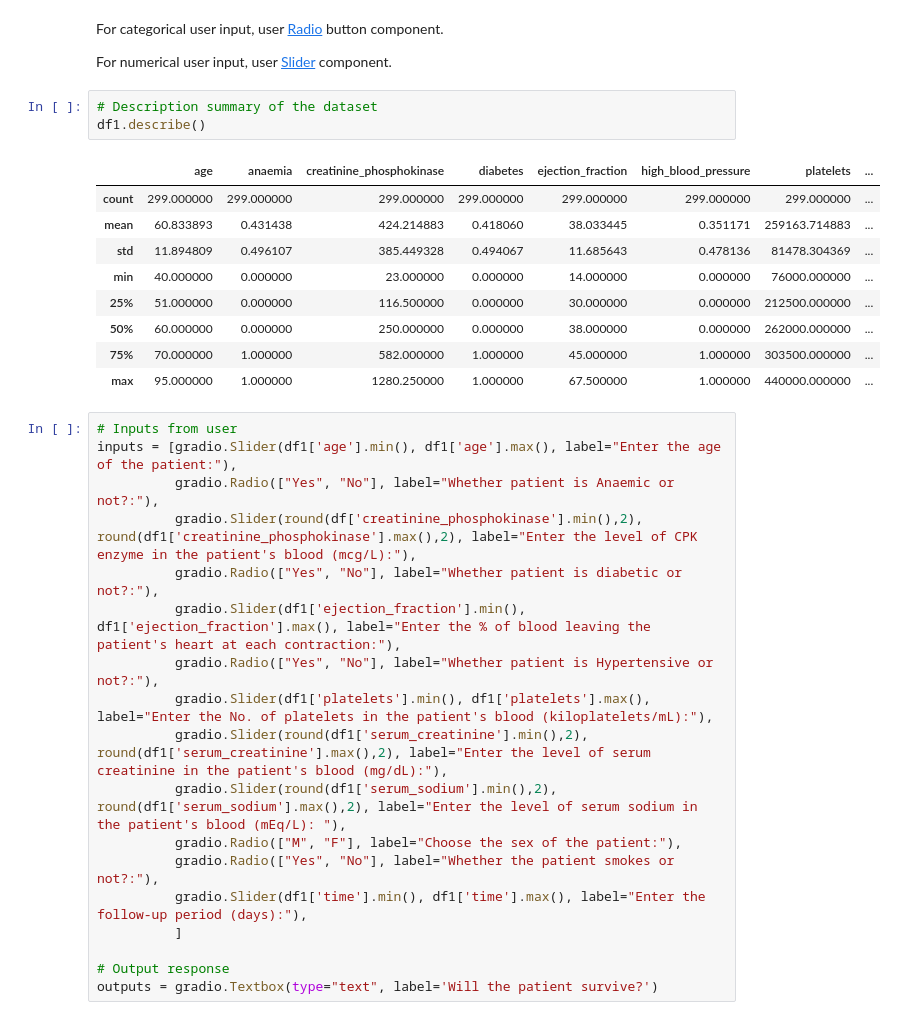
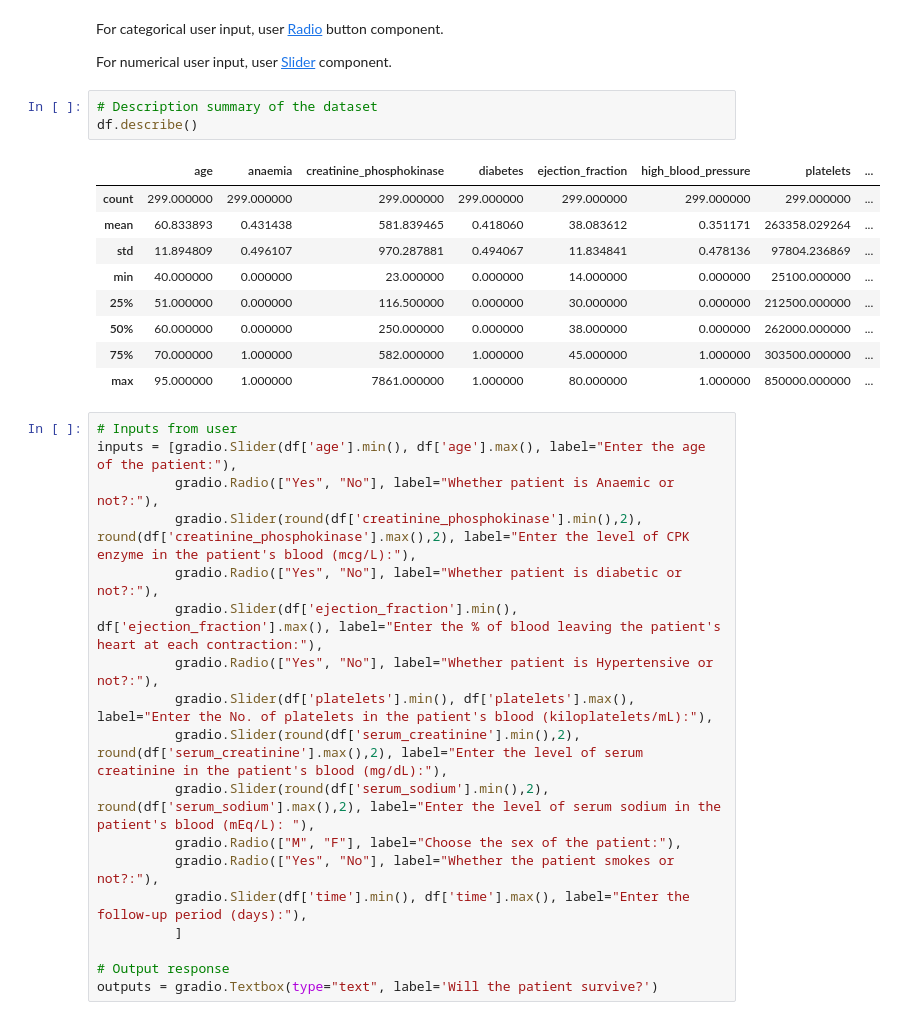
Before and after one commit to kevalkamani/AIMLOps_Miniprojects, a Jupyter notebook: M7_NB_MiniProject_1_Patient_Survival_Prediction_using_XGBoost_Keval.ipynb, the cells around one changed output. Cells and saved outputs as stored; diff of their text form.

```diff
--- a/M7_NB_MiniProject_1_Patient_Survival_Prediction_using_XGBoost_Keval.ipynb
+++ b/M7_NB_MiniProject_1_Patient_Survival_Prediction_using_XGBoost_Keval.ipynb
@@ -241,31 +308,31 @@ For categorical user input, user [Radio](https://www.gradio.app/docs/radio) butt
 For numerical user input, user [Slider](https://www.gradio.app/docs/slider) component.
 # %%
 # Description summary of the dataset
-df1.describe()
+df.describe()
 # %% [output]
 |  | age | anaemia | creatinine_phosphokinase | diabetes | ejection_fraction | high_blood_pressure | platelets | ... |
 | count | 299.000000 | 299.000000 | 299.000000 | 299.000000 | 299.000000 | 299.000000 | 299.000000 | ... |
-| mean | 60.833893 | 0.431438 | 424.214883 | 0.418060 | 38.033445 | 0.351171 | 259163.714883 | ... |
-| std | 11.894809 | 0.496107 | 385.449328 | 0.494067 | 11.685643 | 0.478136 | 81478.304369 | ... |
-| min | 40.000000 | 0.000000 | 23.000000 | 0.000000 | 14.000000 | 0.000000 | 76000.000000 | ... |
+| mean | 60.833893 | 0.431438 | 581.839465 | 0.418060 | 38.083612 | 0.351171 | 263358.029264 | ... |
+| std | 11.894809 | 0.496107 | 970.287881 | 0.494067 | 11.834841 | 0.478136 | 97804.236869 | ... |
+| min | 40.000000 | 0.000000 | 23.000000 | 0.000000 | 14.000000 | 0.000000 | 25100.000000 | ... |
 | 25% | 51.000000 | 0.000000 | 116.500000 | 0.000000 | 30.000000 | 0.000000 | 212500.000000 | ... |
 | 50% | 60.000000 | 0.000000 | 250.000000 | 0.000000 | 38.000000 | 0.000000 | 262000.000000 | ... |
 | 75% | 70.000000 | 1.000000 | 582.000000 | 1.000000 | 45.000000 | 1.000000 | 303500.000000 | ... |
-| max | 95.000000 | 1.000000 | 1280.250000 | 1.000000 | 67.500000 | 1.000000 | 440000.000000 | ... |
+| max | 95.000000 | 1.000000 | 7861.000000 | 1.000000 | 80.000000 | 1.000000 | 850000.000000 | ... |
 # %%
 # Inputs from user
-inputs = [gradio.Slider(df1['age'].min(), df1['age'].max(), label="Enter the age of the patient:"),
+inputs = [gradio.Slider(df['age'].min(), df['age'].max(), label="Enter the age of the patient:"),
           gradio.Radio(["Yes", "No"], label="Whether patient is Anaemic or not?:"),
-          gradio.Slider(round(df['creatinine_phosphokinase'].min(),2), round(df1['creatinine_phosphokinase'].max(),2), label="Enter the level of CPK enzyme in the patient's blood (mcg/L):"),
+          gradio.Slider(round(df['creatinine_phosphokinase'].min(),2), round(df['creatinine_phosphokinase'].max(),2), label="Enter the level of CPK enzyme in the patient's blood (mcg/L):"),
           gradio.Radio(["Yes", "No"], label="Whether patient is diabetic or not?:"),
-          gradio.Slider(df1['ejection_fraction'].min(), df1['ejection_fraction'].max(), label="Enter the % of blood leaving the patient's heart at each contraction:"),
+          gradio.Slider(df['ejection_fraction'].min(), df['ejection_fraction'].max(), label="Enter the % of blood leaving the patient's heart at each contraction:"),
           gradio.Radio(["Yes", "No"], label="Whether patient is Hypertensive or not?:"),
-          gradio.Slider(df1['platelets'].min(), df1['platelets'].max(), label="Enter the No. of platelets in the patient's blood (kiloplatelets/mL):"),
-          gradio.Slider(round(df1['serum_creatinine'].min(),2), round(df1['serum_creatinine'].max(),2), label="Enter the level of serum creatinine in the patient's blood (mg/dL):"),
-          gradio.Slider(round(df1['serum_sodium'].min(),2), round(df1['serum_sodium'].max(),2), label="Enter the level of serum sodium in the patient's blood (mEq/L): "),
+          gradio.Slider(df['platelets'].min(), df['platelets'].max(), label="Enter the No. of platelets in the patient's blood (kiloplatelets/mL):"),
+          gradio.Slider(round(df['serum_creatinine'].min(),2), round(df['serum_creatinine'].max(),2), label="Enter the level of serum creatinine in the patient's blood (mg/dL):"),
+          gradio.Slider(round(df['serum_sodium'].min(),2), round(df['serum_sodium'].max(),2), label="Enter the level of serum sodium in the patient's blood (mEq/L): "),
           gradio.Radio(["M", "F"], label="Choose the sex of the patient:"),
           gradio.Radio(["Yes", "No"], label="Whether the patient smokes or not?:"),
-          gradio.Slider(df1['time'].min(), df1['time'].max(), label="Enter the follow-up period (days):"),
+          gradio.Slider(df['time'].min(), df['time'].max(), label="Enter the follow-up period (days):"),
           ]
 
 # Output response
```
Also changed, not shown: parts of 5 cells of this notebook.
